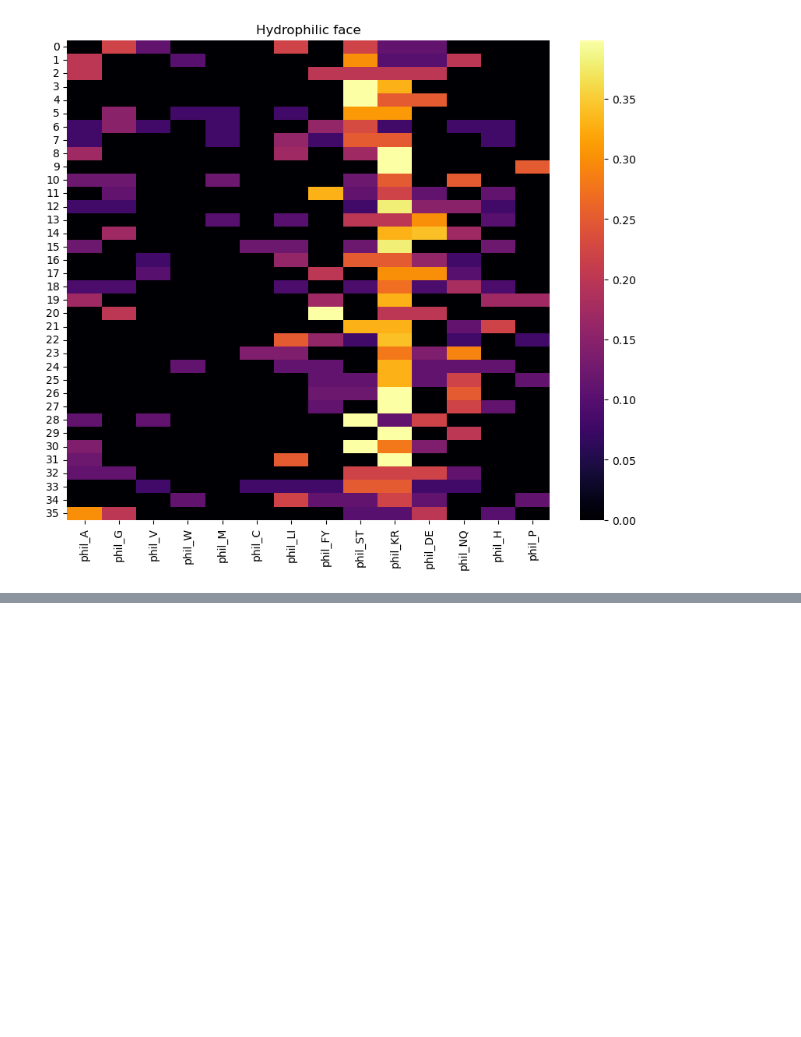
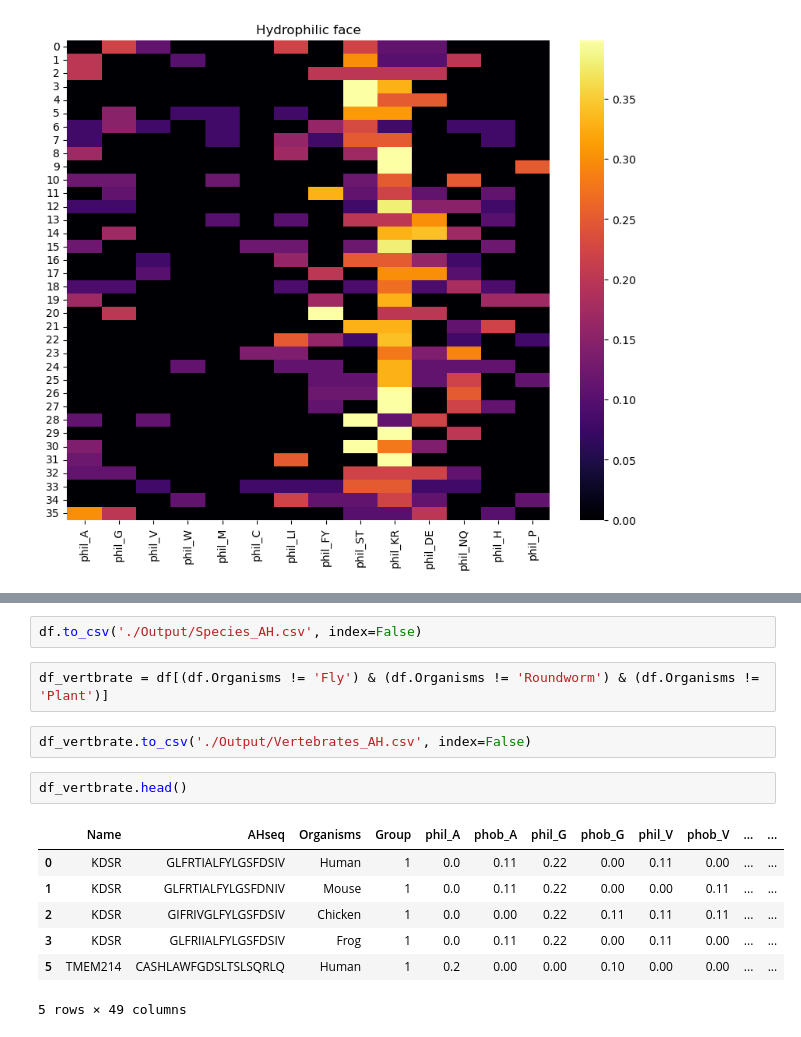
Before and after one commit to shokenlee/AH_AAcomposition, a Jupyter notebook: AHcomp.ipynb, the cells around one changed output, grey strips where cells are left out. Saved outputs shown, nothing was run; the diff lists cells and outputs as text; blank space fills up the shorter version.

Commit message:
Species AHs added

```diff
--- a/AHcomp.ipynb
+++ b/AHcomp.ipynb
@@ -119,0 +145,16 @@ plt.close()
+# %%
+df.to_csv('./Output/Species_AH.csv', index=False)
+# %%
+df_vertbrate = df[(df.Organisms != 'Fly') & (df.Organisms != 'Roundworm') & (df.Organisms != 'Plant')]
+# %%
+df_vertbrate.to_csv('./Output/Vertebrates_AH.csv', index=False)
+# %%
+df_vertbrate.head()
+# %% [output]
+|  | Name | AHseq | Organisms | Group | phil_A | phob_A | phil_G | phob_G | phil_V | phob_V | ... | ... |
+| 0 | KDSR | GLFRTIALFYLGSFDSIV | Human | 1 | 0.0 | 0.11 | 0.22 | 0.00 | 0.11 | 0.00 | ... | ... |
+| 1 | KDSR | GLFRTIALFYLGSFDNIV | Mouse | 1 | 0.0 | 0.11 | 0.22 | 0.00 | 0.00 | 0.11 | ... | ... |
+| 2 | KDSR | GIFRIVGLFYLGSFDSIV | Chicken | 1 | 0.0 | 0.00 | 0.22 | 0.11 | 0.11 | 0.11 | ... | ... |
+| 3 | KDSR | GLFRIIALFYLGSFDSIV | Frog | 1 | 0.0 | 0.11 | 0.22 | 0.00 | 0.11 | 0.00 | ... | ... |
+| 5 | TMEM214 | CASHLAWFGDSLTSLSQRLQ | Human | 1 | 0.2 | 0.00 | 0.00 | 0.10 | 0.00 | 0.00 | ... | ... |
+5 rows × 49 columns
```
Also changed, not shown: parts of 8 cells of this notebook.
